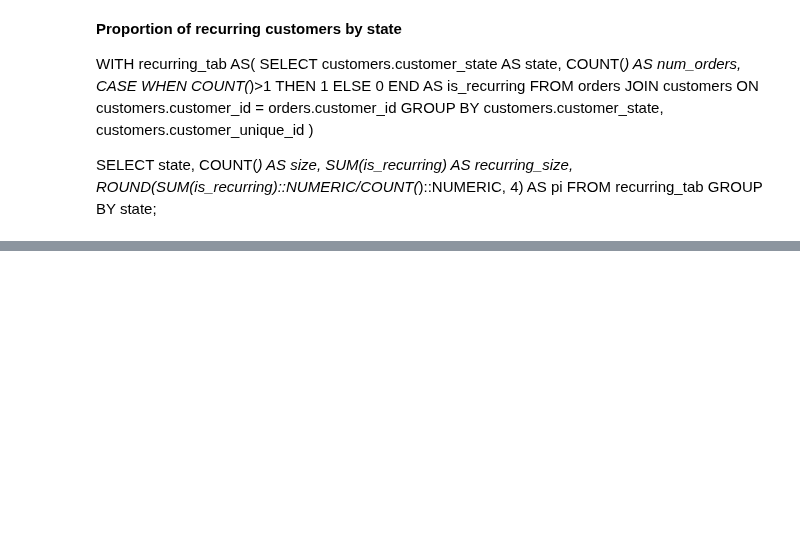
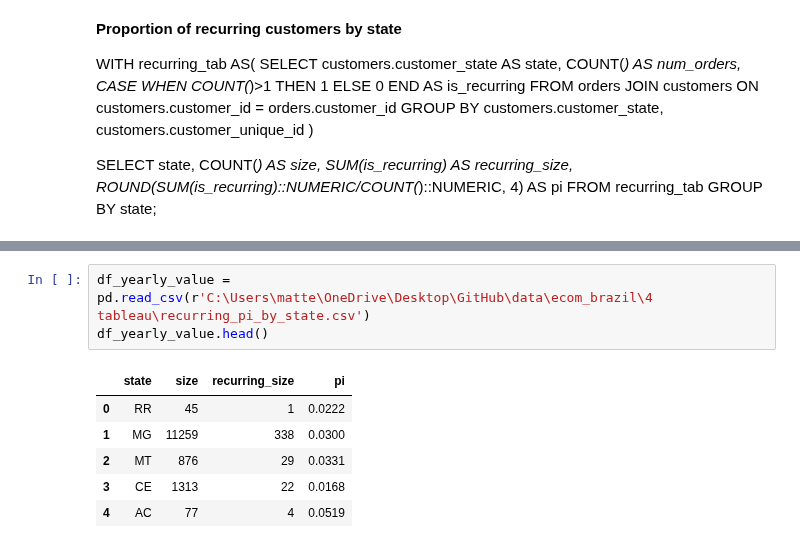
Before and after one commit to S3tuit/jup_lab, a Jupyter notebook: olist_analysis.ipynb, the cells around one changed output, grey strips where cells are left out. Drawn from its saved outputs; the diff is of its cells as text; blank space fills up the shorter version.

```diff
--- a/olist_analysis.ipynb
+++ b/olist_analysis.ipynb
@@ -343,0 +355,10 @@ GROUP BY state;
+# %%
+df_yearly_value = pd.read_csv(r'C:\Users\matte\OneDrive\Desktop\GitHub\data\ecom_brazil\4 tableau\recurring_pi_by_state.csv')
+df_yearly_value.head()
+# %% [output]
+|  | state | size | recurring_size | pi |
+| 0 | RR | 45 | 1 | 0.0222 |
+| 1 | MG | 11259 | 338 | 0.0300 |
+| 2 | MT | 876 | 29 | 0.0331 |
+| 3 | CE | 1313 | 22 | 0.0168 |
+| 4 | AC | 77 | 4 | 0.0519 |
```
Also changed, not shown: parts of 11 cells of this notebook.
